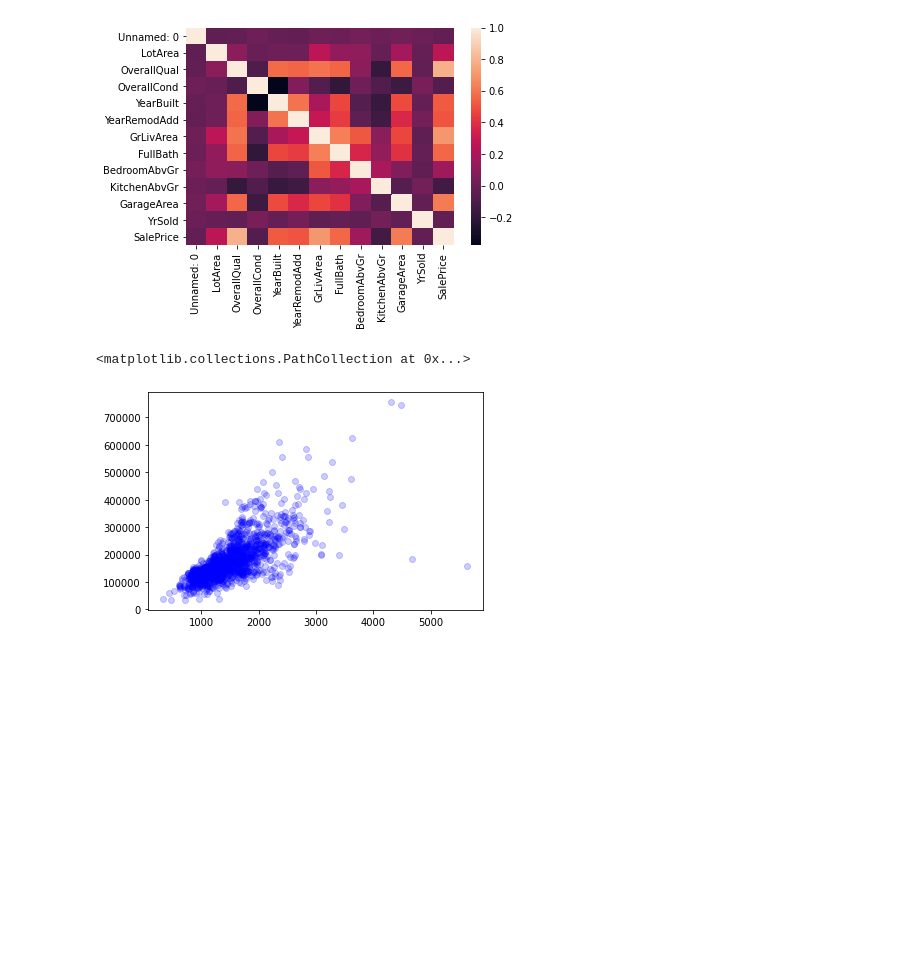
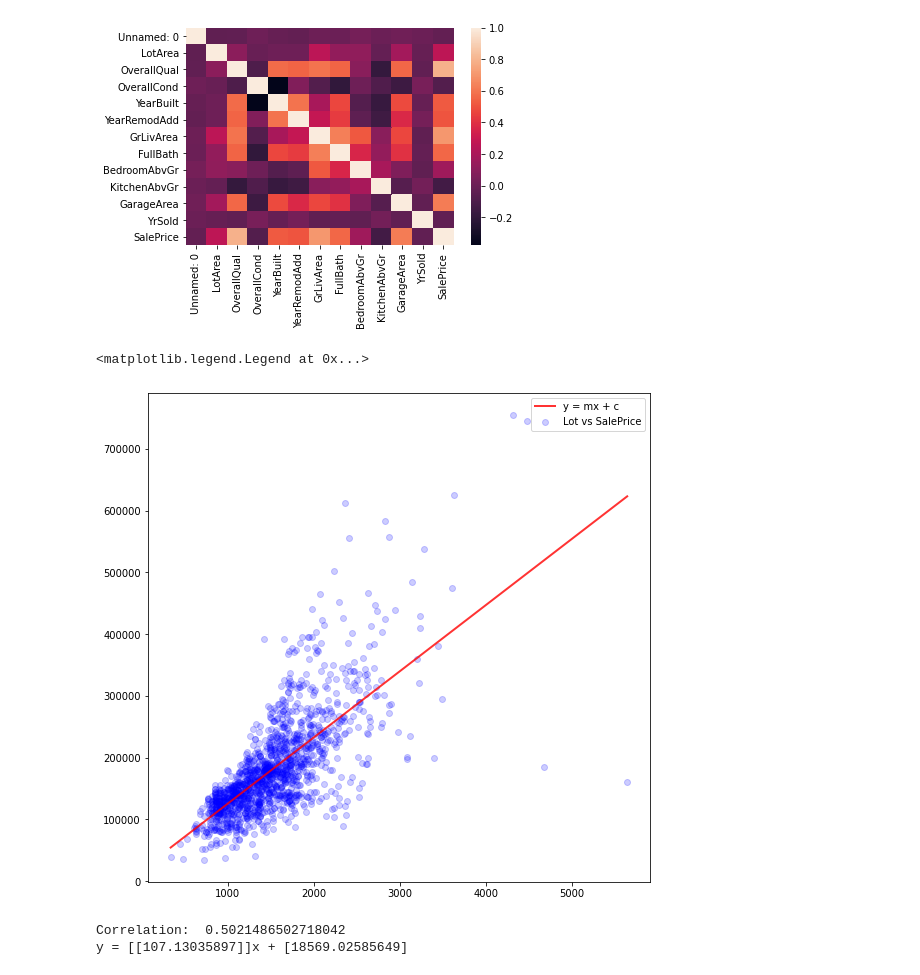
Before and after one commit to bhuwan1998/Life-is-Coding-, a Jupyter notebook: Publication labs/Linear Regression.ipynb, the cells around one changed output. Saved outputs shown, nothing was run; the diff lists cells and outputs as text; code cells hidden in the pictures; blank space fills up the shorter version.

```diff
--- a/Publication labs/Linear Regression.ipynb
+++ b/Publication labs/Linear Regression.ipynb
@@ -24,12 +25,36 @@ hp = heatmap(corr)
 # %%
 #we can see the lot area and sale price have high correlation
 #we will focus lot area as our independent variable and sale price as the dependent variable
 
-
+figure = plt.figure(figsize = (9,9))
 x = np.array(df['GrLivArea']).reshape(-1,1)
 y = np.array(df['SalePrice']).reshape(-1,1)
 
 plt.scatter(x, y, color = 'blue', label = "Lot vs SalePrice", alpha = 0.2)
+
+lr = LinearRegression()
+
+model = lr.fit(x,y)
+
+c = model.intercept_
+
+y1 = model.coef_*(x.min()) + c
+y2 = model.coef_*(x.max()) + c
+
+x_arr = np.array([x.min(), x.max()]).reshape(-1,1)
+y_arr = np.array([y1, y2]).reshape(-1,1)
+
+
+
+
+plt.plot(x_arr, y_arr, color = 'red', alpha = 0.8, label = "y = mx + c ", linewidth = 2)
+plt.legend()
 # %% [output]
-<matplotlib.collections.PathCollection at 0x...>
+<matplotlib.legend.Legend at 0x...>
-[figure, old version]
+[figure, new version]
+# %%
+print("Correlation: ", model.score(x,y))
+print(f"y = {model.coef_}x + {model.intercept_} ")
+# %% [output]
+Correlation:  0.5021486502718042
+y = [[107.13035897]]x + [18569.02585649]
```
Also changed, not shown: parts of 1 cell of this notebook, 1 other file.
